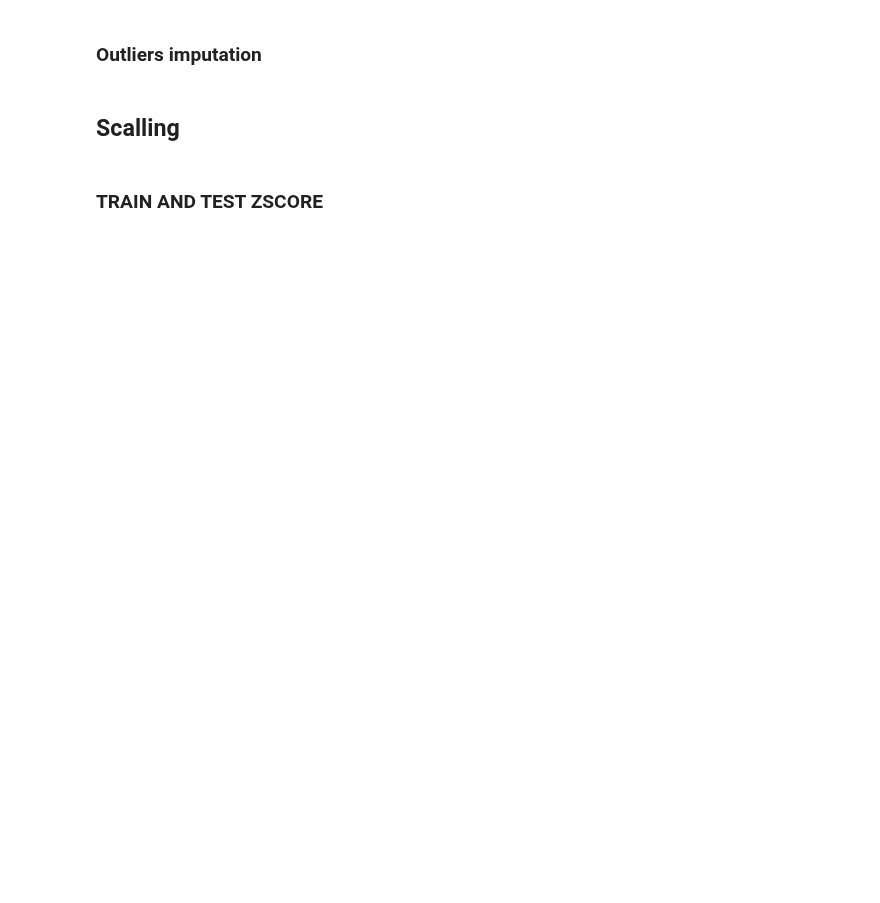
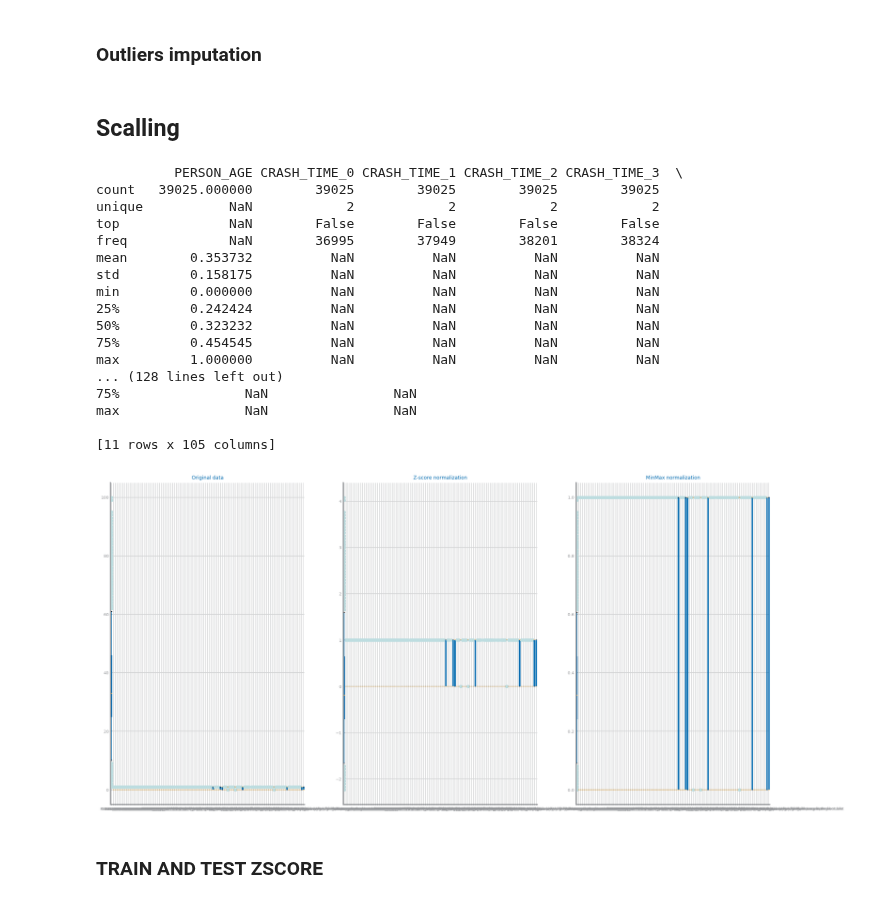
Before and after one commit to falc00/projetoCD, a Jupyter notebook: data_preparation_ds1.ipynb, the cells around one changed output. Cells and saved outputs as stored; diff of their text form; code cells hidden in the pictures; blank space fills up the shorter version.

```diff
--- a/data_preparation_ds1.ipynb
+++ b/data_preparation_ds1.ipynb
@@ -12,7 +10,7 @@ ModuleNotFoundError: No module named 'config_prof'
 # %% [markdown]
 # Missing values imputation
 # %%
-dataset_1 = pd.read_csv('data/NYC_collisions_tabular.csv', na_values='NaN')
+dataset_1 = pd.read_csv('data/dataset_1/NYC_collisions_tabular.csv', na_values='NaN')
 new_dataset_1 = dataset_1.copy()
 
 #FIND VARIABLES WITH MISSING VALUES
@@ -138,25 +160,44 @@ df_bool = new_dataset_1[boolean_vars]
 # %%
 transf = StandardScaler(with_mean=True, with_std=True, copy=True).fit(df_nr)
 tmp = pd.DataFrame(transf.transform(df_nr), index=new_dataset_1.index, columns= numeric_vars)
 norm_data_zscore = pd.concat([tmp, df_sb,  df_bool], axis=1)
-norm_data_zscore.to_csv(f'data/{file}_scaled_zscore.csv', index=False)
+norm_data_zscore.to_csv(f'data/dataset_1/{file}_scaled_zscore.csv', index=False)
 
 transf = MinMaxScaler(feature_range=(0, 1), copy=True).fit(df_nr)
 tmp = pd.DataFrame(transf.transform(df_nr), index=new_dataset_1.index, columns= numeric_vars)
 norm_data_minmax = pd.concat([tmp, df_sb,  df_bool], axis=1)
-norm_data_minmax.to_csv(f'data/{file}_scaled_minmax.csv', index=False)
+norm_data_minmax.to_csv(f'data/dataset_1/{file}_scaled_minmax.csv', index=False)
 print(norm_data_minmax.describe())
 df = new_dataset_1
 # Now we can se the result of the transformed data with a single boxplot, again.
 
 fig, axs = subplots(1, 3, figsize=(20,10),squeeze=False)
 axs[0, 0].set_title('Original data')
 df.boxplot(ax=axs[0, 0])
 axs[0, 1].set_title('Z-score normalization')
 norm_data_zscore.boxplot(ax=axs[0, 1])
 axs[0, 2].set_title('MinMax normalization')
 norm_data_minmax.boxplot(ax=axs[0, 2])
 show()
+# %% [output]
+          PERSON_AGE CRASH_TIME_0 CRASH_TIME_1 CRASH_TIME_2 CRASH_TIME_3  \
+count   39025.000000        39025        39025        39025        39025
+unique           NaN            2            2            2            2
+top              NaN        False        False        False        False
+freq             NaN        36995        37949        38201        38324
+mean        0.353732          NaN          NaN          NaN          NaN
+std         0.158175          NaN          NaN          NaN          NaN
+min         0.000000          NaN          NaN          NaN          NaN
+25%         0.242424          NaN          NaN          NaN          NaN
+50%         0.323232          NaN          NaN          NaN          NaN
+75%         0.454545          NaN          NaN          NaN          NaN
+max         1.000000          NaN          NaN          NaN          NaN
+... (128 lines left out)
+75%                NaN                NaN
+max                NaN                NaN
+
+[11 rows x 105 columns]
+[figure, added]
 # %% [markdown]
 ### TRAIN AND TEST ZSCORE
 # %%
```
Also changed, not shown: parts of 5 cells of this notebook, 5 other files.
